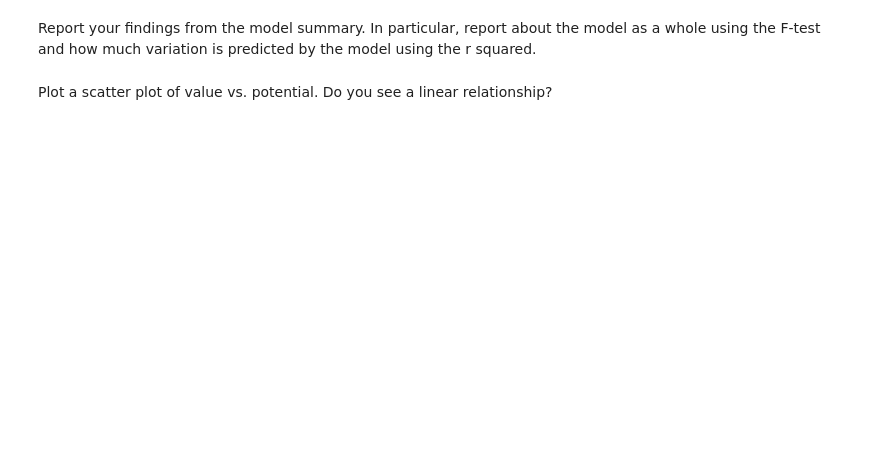
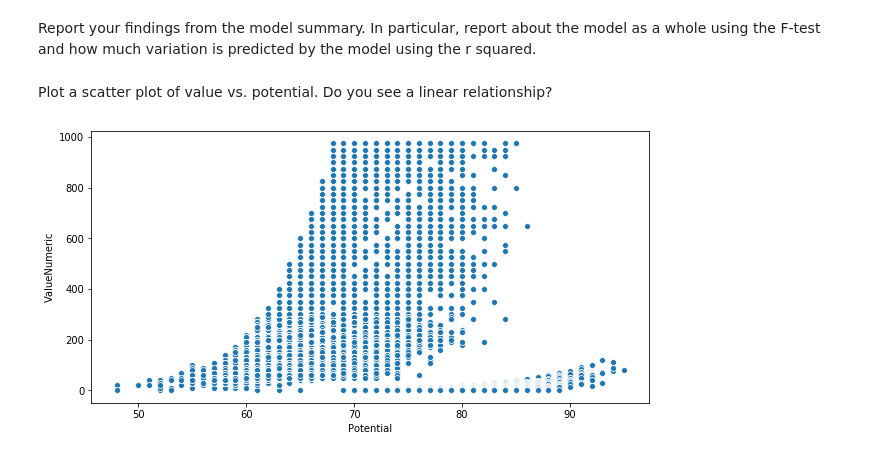
Before and after one commit to ta-datapt-bcn/lab-correlation-tests-with-scipy, a Jupyter notebook: your-code/main.ipynb, the cells around one changed output. Saved outputs shown, nothing was run; the diff lists cells and outputs as text; code cells hidden in the pictures; blank space fills up the shorter version.

```diff
--- a/your-code/main.ipynb
+++ b/your-code/main.ipynb
@@ -24,0 +53,4 @@ Player's values are expressed in millions of euros. We would like this column to
+# %%
+# Your code here:
+fifa['ValueNumeric'] = fifa['Value'].str.replace('[^0-9,.]','').astype('float64')
+fifa.head()
@@ -48,3 +130,5 @@ Our goal with using linear regression is to create a mathematical model that wil
 We'll start by ensuring there are no missing values. Examine all variables for all missing values. If there are missing values in a row, remove the entire row.
 # %%
 # Your code here:
+fifa = fifa.dropna(how='any',axis=0)
+fifa.info()
@@ -72,0 +229,10 @@ Plot a scatter plot of value vs. potential. Do you see a linear relationship?
+# %%
+# Your code here:
+import seaborn as sns
+import matplotlib.pyplot as plt
+
+plt.figure(figsize=(10,5))
+sns.scatterplot(x="Potential",y="ValueNumeric",data=fifa)
+plt.show()
+# %% [output]
+[figure, added]
```
Also changed, not shown: parts of 23 cells of this notebook, 1 other file.
